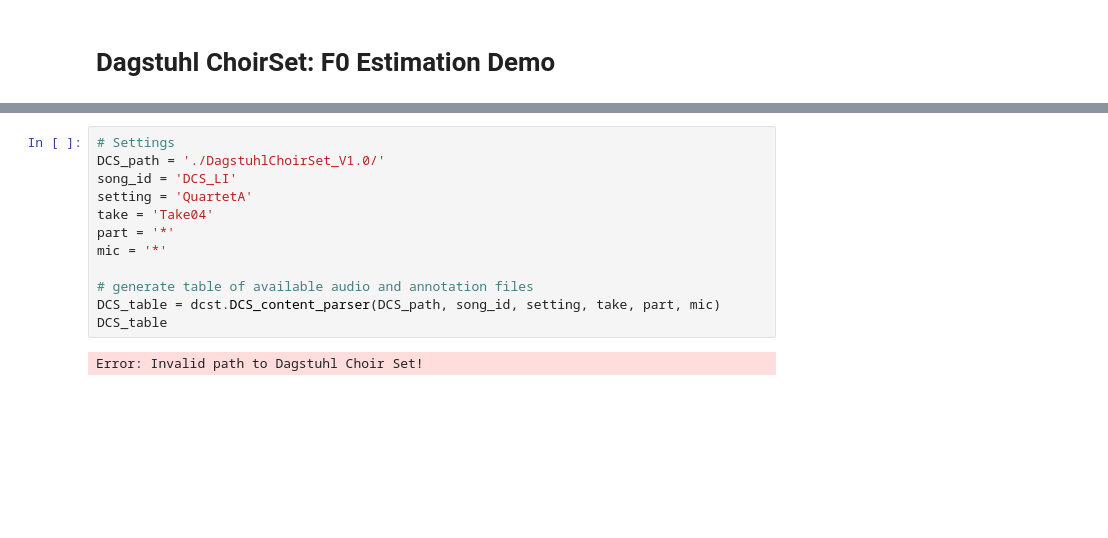
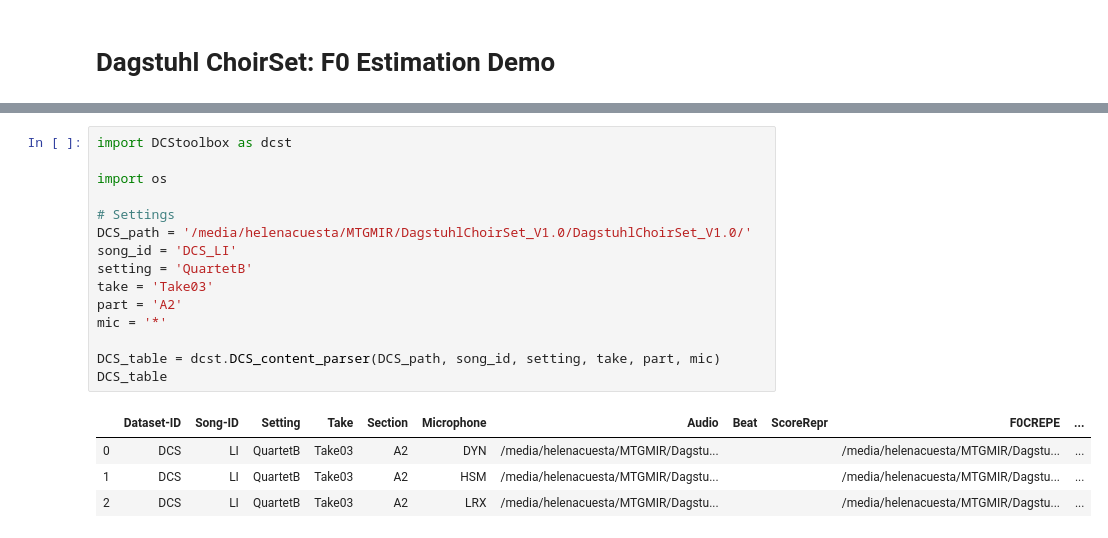
Before and after one commit to helenacuesta/DCStoolbox, a Jupyter notebook: demo2_F0Estimation.ipynb, the cells around one changed output, grey strips where cells are left out. Drawn from its saved outputs; the diff is of its cells as text; blank space fills up the shorter version.

Commit message:
editing init file, working on the F0 demo, updating instructions for crepe

```diff
--- a/demo2_F0Estimation.ipynb
+++ b/demo2_F0Estimation.ipynb
@@ -18,14 +14,20 @@ AttributeError: module 'DCStoolbox' has no attribute 'f0estimation'
 # %%
+import DCStoolbox as dcst
+
+import os
+
 # Settings
-DCS_path = './DagstuhlChoirSet_V1.0/'
+DCS_path = '/media/helenacuesta/MTGMIR/DagstuhlChoirSet_V1.0/DagstuhlChoirSet_V1.0/'
 song_id = 'DCS_LI'
-setting = 'QuartetA'
-take = 'Take04'
-part = '*'
+setting = 'QuartetB'
+take = 'Take03'
+part = 'A2'
 mic = '*'
 
-# generate table of available audio and annotation files
 DCS_table = dcst.DCS_content_parser(DCS_path, song_id, setting, take, part, mic)
 DCS_table
 # %% [output]
-Error: Invalid path to Dagstuhl Choir Set!
+|  | Dataset-ID | Song-ID | Setting | Take | Section | Microphone | Audio | Beat | ScoreRepr | F0CREPE | ... |
+| 0 | DCS | LI | QuartetB | Take03 | A2 | DYN | /media/helenacuesta/MTGMIR/Dagstu... |  |  | /media/helenacuesta/MTGMIR/Dagstu... | ... |
+| 1 | DCS | LI | QuartetB | Take03 | A2 | HSM | /media/helenacuesta/MTGMIR/Dagstu... |  |  | /media/helenacuesta/MTGMIR/Dagstu... | ... |
+| 2 | DCS | LI | QuartetB | Take03 | A2 | LRX | /media/helenacuesta/MTGMIR/Dagstu... |  |  | /media/helenacuesta/MTGMIR/Dagstu... | ... |
```
Also changed, not shown: parts of 9 cells of this notebook, 3 other files.
